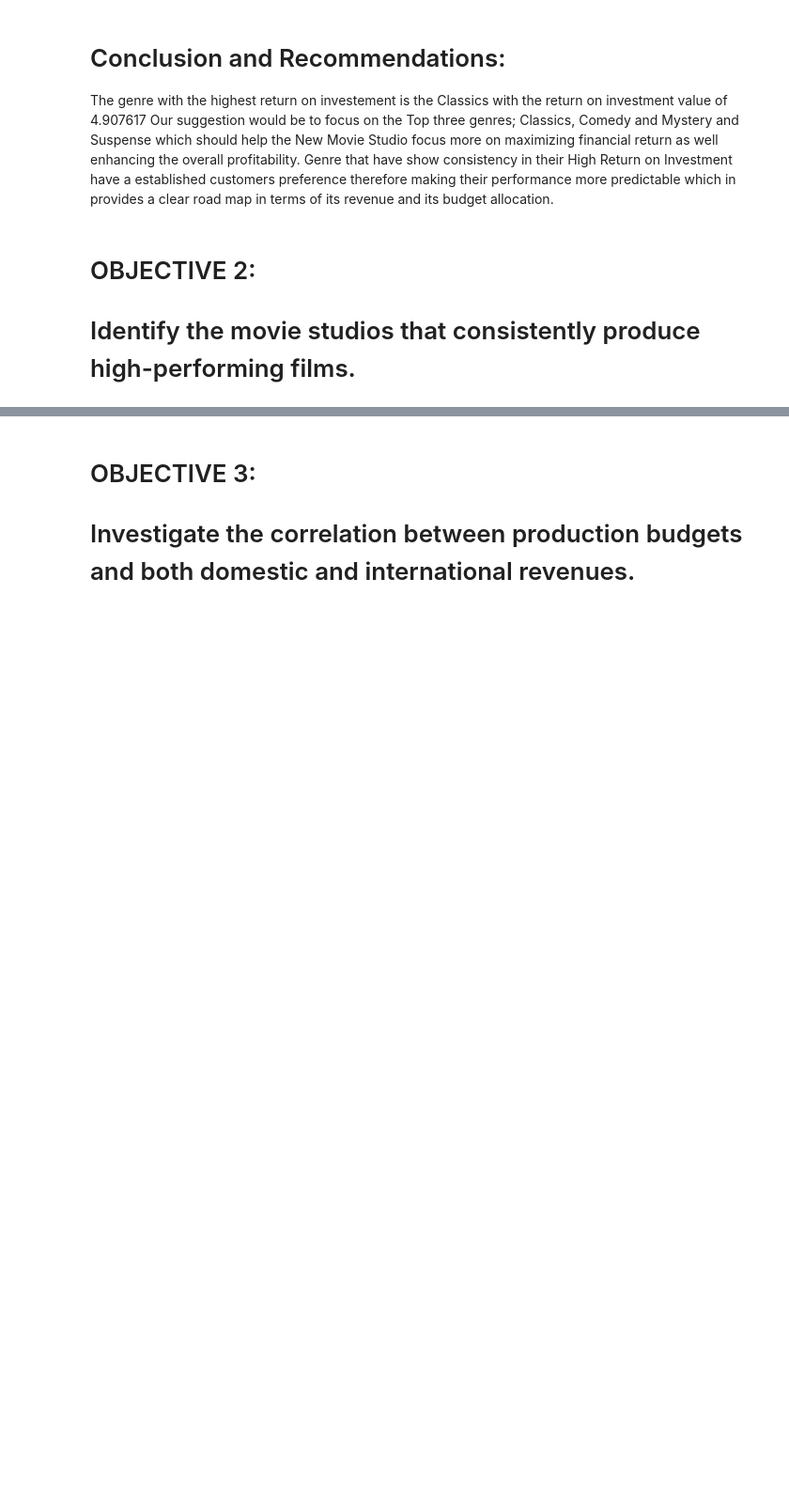
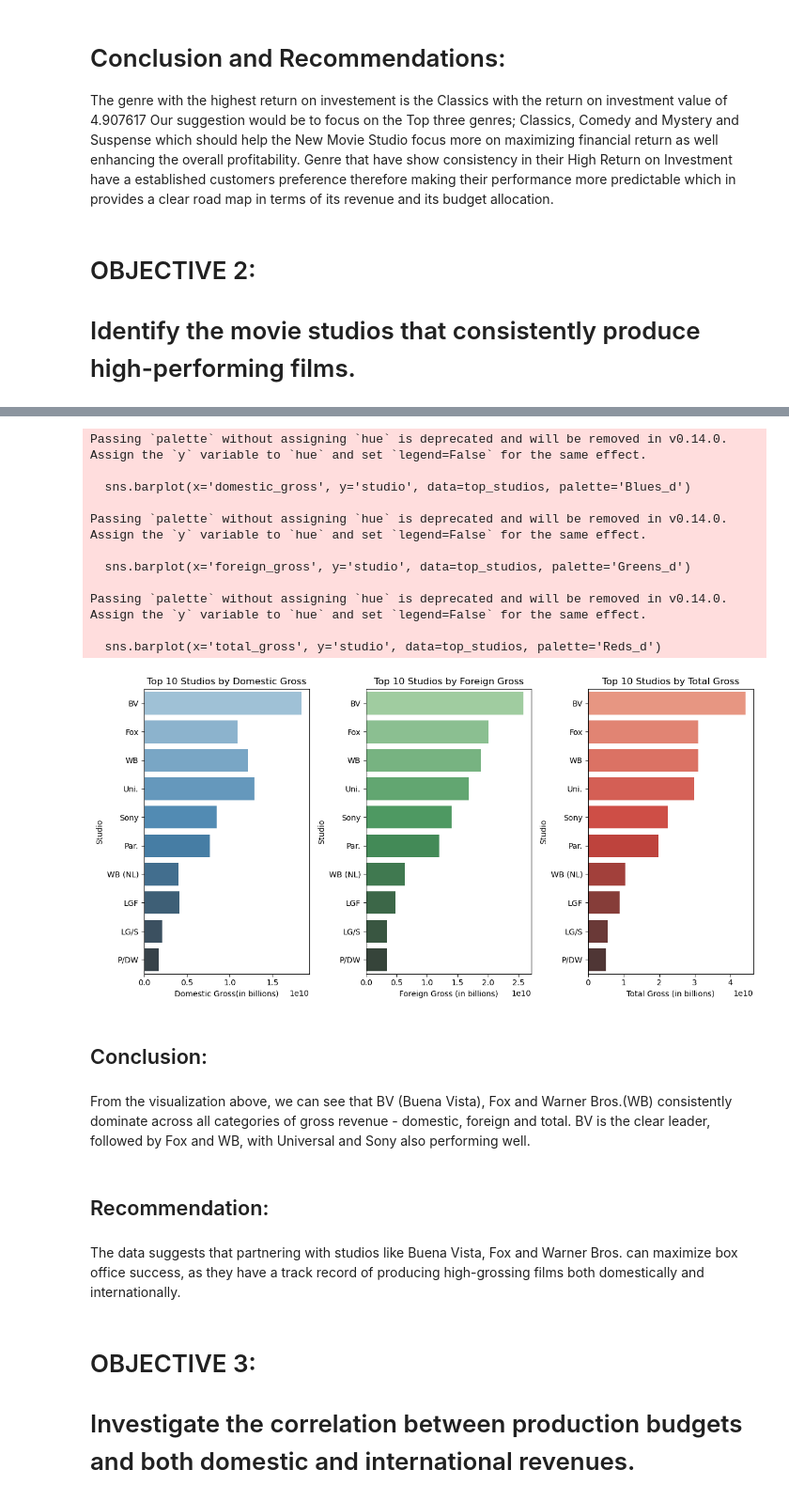
Before and after one commit to mikabenson/PHASE2_PROJECT-inferential-statistics-, a Jupyter notebook: index.ipynb, the cells around one changed output, grey strips where cells are left out. Shown at 94% size. Cells and saved outputs as stored; diff of their text form; code cells hidden in the pictures; blank space fills up the shorter version.

```diff
--- a/index.ipynb
+++ b/index.ipynb
@@ -590,0 +593,9 @@ Genre that have show consistency in their High Return on Investment have a estab
+# %%
+# Group by studio and sum the domestic and foreign gross
+studio_performance = movie_gross_df1.groupby('studio')[['domestic_gross', 'foreign_gross']].sum()
+
+# Calculate total gross by adding domestic and foreign gross
+studio_performance['total_gross'] = studio_performance['domestic_gross'] + studio_performance['foreign_gross']
+
+# Sort the studios by total gross in descending order
+top_studios = studio_performance.sort_values('total_gross', ascending=False).head(10)
@@ -591,3 +617,54 @@ Genre that have show consistency in their High Return on Investment have a estab
+# %%
+# For easier plotting we weill use this code
+top_studios = top_studios.reset_index()
+# %%
+# We will visualize the top 10 studios based on domestic, foreign and total gross
+plt.figure(figsize=(12, 6))
+
+# Plot for domestic gross
+plt.subplot(1, 3, 1)
+sns.barplot(x='domestic_gross', y='studio', data=top_studios, palette='Blues_d')
+plt.title('Top 10 Studios by Domestic Gross')
+plt.xlabel('Domestic Gross(in billions)')
+plt.ylabel('Studio')
+
+# Plot for foreign gross
+plt.subplot(1, 3, 2)
+sns.barplot(x='foreign_gross', y='studio', data=top_studios, palette='Greens_d')
+plt.title('Top 10 Studios by Foreign Gross')
+plt.xlabel('Foreign Gross (in billions)')
+plt.ylabel('Studio')
+
+# Plot for total gross
+plt.subplot(1, 3, 3)
+sns.barplot(x='total_gross', y='studio', data=top_studios, palette='Reds_d')
+plt.title('Top 10 Studios by Total Gross')
+plt.xlabel('Total Gross (in billions)')
+plt.ylabel('Studio')
+
+plt.tight_layout()
+plt.show()
+# %% [output]
+Passing `palette` without assigning `hue` is deprecated and will be removed in v0.14.0. Assign the `y` variable to `hue` and set `legend=False` for the same effect.
+
+  sns.barplot(x='domestic_gross', y='studio', data=top_studios, palette='Blues_d')
+
+Passing `palette` without assigning `hue` is deprecated and will be removed in v0.14.0. Assign the `y` variable to `hue` and set `legend=False` for the same effect.
+
+  sns.barplot(x='foreign_gross', y='studio', data=top_studios, palette='Greens_d')
+
+Passing `palette` without assigning `hue` is deprecated and will be removed in v0.14.0. Assign the `y` variable to `hue` and set `legend=False` for the same effect.
+
+  sns.barplot(x='total_gross', y='studio', data=top_studios, palette='Reds_d')
+[figure, added]
+# %% [markdown]
+## Conclusion:
+# %% [markdown]
+From the visualization above, we can see that BV (Buena Vista), Fox and Warner Bros.(WB) consistently dominate across all categories of gross revenue - domestic, foreign and total. BV is the clear leader, followed by Fox and WB, with Universal and Sony also performing well.
+# %% [markdown]
+## Recommendation:
+# %% [markdown]
+The data suggests that partnering with studios like Buena Vista, Fox and Warner Bros. can maximize box office success, as they have a track record of producing high-grossing films both domestically and internationally.
 # %% [markdown]
 # OBJECTIVE 3:
 # Investigate the correlation between production budgets and both domestic and international revenues.
```
Also changed, not shown: parts of 4 cells of this notebook, 1 other file.
